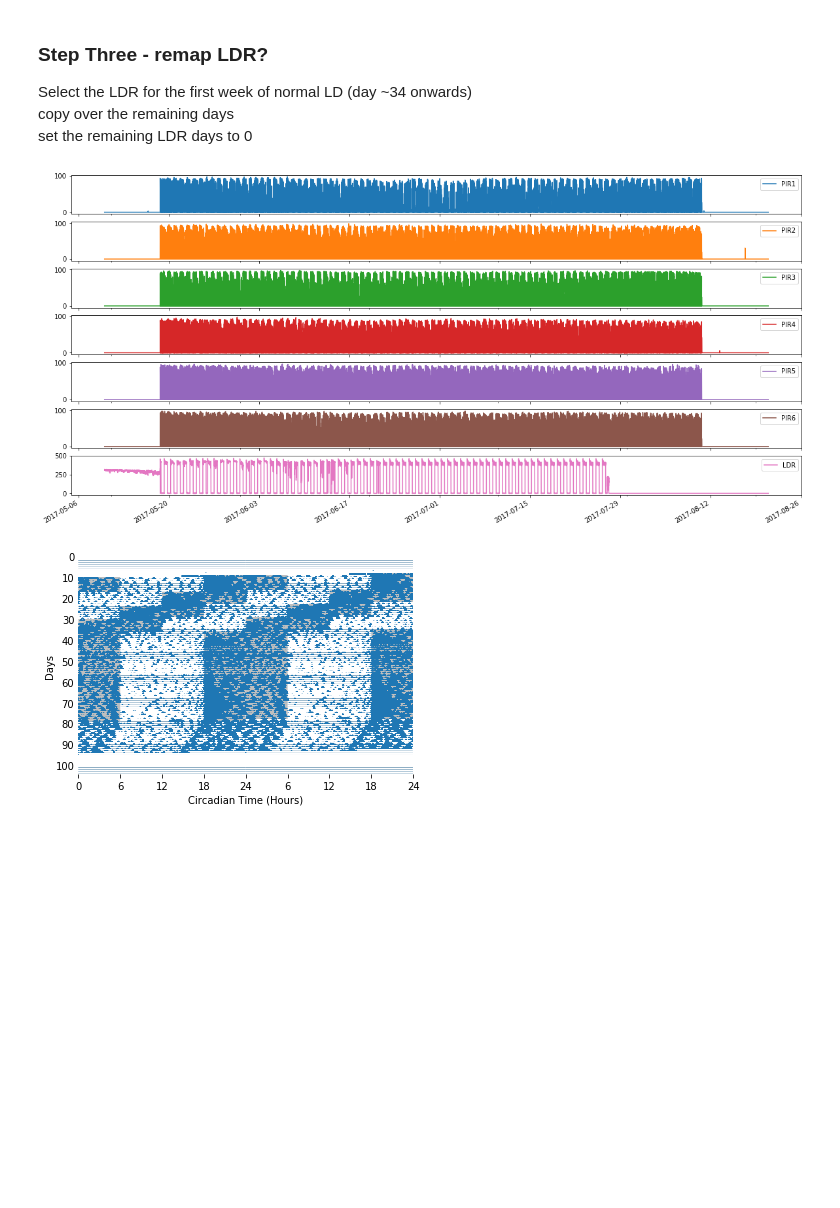
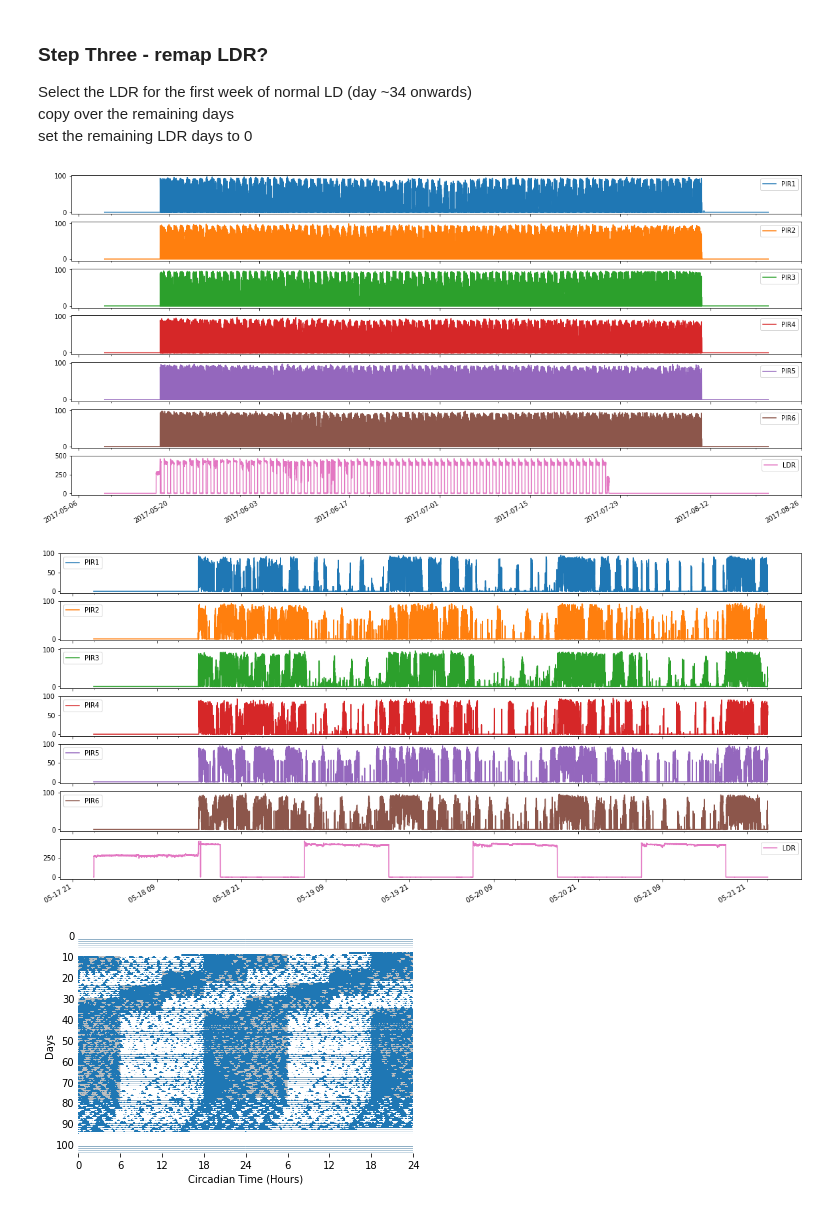
Before and after one commit to A-Fisk/P2_circ_disruption, a Jupyter notebook: 01_createfiles/01_notebooks/03_jetlag_create.ipynb, the cells around one changed output. Cells and saved outputs as stored; diff of their text form; code cells hidden in the pictures; blank space fills up the shorter version.

```diff
--- a/01_createfiles/01_notebooks/03_jetlag_create.ipynb
+++ b/01_createfiles/01_notebooks/03_jetlag_create.ipynb
@@ -96,10 +96,24 @@ for day in days[1:-1]:
 # %%
 # set the ldr for constant dark to = 0
 data.loc[dd_start:,ldr_label] = 0
+# %%
+# activity start?
+# data.loc['2017-05-18',:"PIR6"].first_valid_index()
+activity_start = "2017-05-18 00:00"
+data.loc[:activity_start] = 0
+# %%
+# activity_end?
+#data.loc['2017-08-12':'2017-08-10':-1,:"PIR6"].first_valid_index()
+activity_end = '2017-08-13 00:00'
+data.loc[activity_end:] = 0
 # %%
 quickplot(data)
 # %% [output]
-[figure, old version]
+[figure, new version]
+# %%
+quickplot(data.loc['2017-5-18':'2017-5-21'])
+# %% [output]
+[figure, added]
 # %%
 act.actogram_plot_from_df(data,0,figsize=(20,10),showfig=True)
 # %% [output]
```
Also changed, not shown: parts of 2 cells of this notebook, 18 other files.
